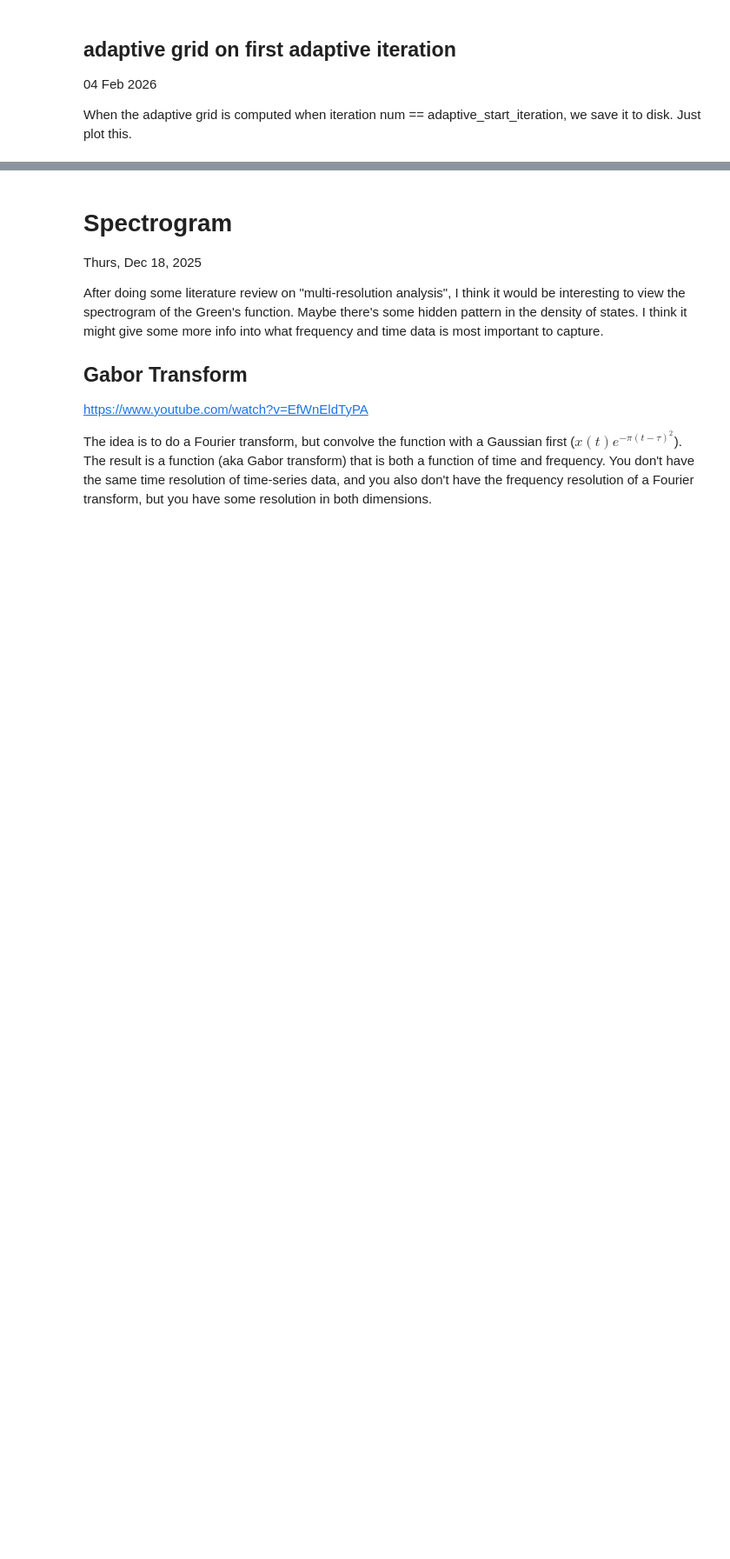
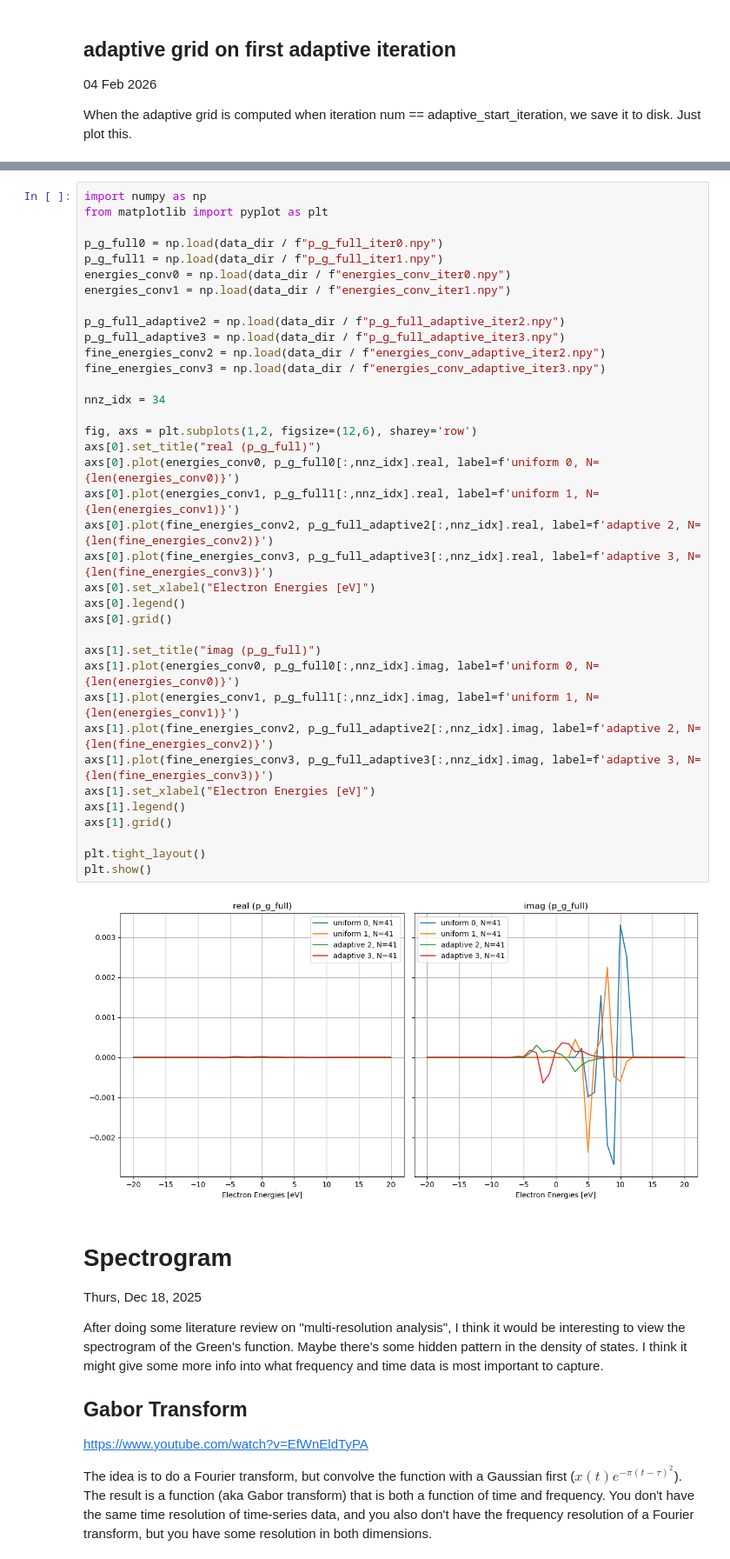
Before and after one commit to quatrex/quatrex, a Jupyter notebook: scripts/analysis/visualize_scba.ipynb, the cells around one changed output, grey strips where cells are left out. Shown at 87% size. Drawn from its saved outputs; the diff is of its cells as text; blank space fills up the shorter version.

```diff
--- a/scripts/analysis/visualize_scba.ipynb
+++ b/scripts/analysis/visualize_scba.ipynb
@@ -395,3 +471,42 @@ plt.show()
+# %%
+import numpy as np
+from matplotlib import pyplot as plt
+
+p_g_full0 = np.load(data_dir / f"p_g_full_iter0.npy")
+p_g_full1 = np.load(data_dir / f"p_g_full_iter1.npy")
+energies_conv0 = np.load(data_dir / f"energies_conv_iter0.npy")
+energies_conv1 = np.load(data_dir / f"energies_conv_iter1.npy")
+
+p_g_full_adaptive2 = np.load(data_dir / f"p_g_full_adaptive_iter2.npy")
+p_g_full_adaptive3 = np.load(data_dir / f"p_g_full_adaptive_iter3.npy")
+fine_energies_conv2 = np.load(data_dir / f"energies_conv_adaptive_iter2.npy")
+fine_energies_conv3 = np.load(data_dir / f"energies_conv_adaptive_iter3.npy")
+
+nnz_idx = 34
+
+fig, axs = plt.subplots(1,2, figsize=(12,6), sharey='row')
+axs[0].set_title("real (p_g_full)")
+axs[0].plot(energies_conv0, p_g_full0[:,nnz_idx].real, label=f'uniform 0, N={len(energies_conv0)}')
+axs[0].plot(energies_conv1, p_g_full1[:,nnz_idx].real, label=f'uniform 1, N={len(energies_conv1)}')
+axs[0].plot(fine_energies_conv2, p_g_full_adaptive2[:,nnz_idx].real, label=f'adaptive 2, N={len(fine_energies_conv2)}')
+axs[0].plot(fine_energies_conv3, p_g_full_adaptive3[:,nnz_idx].real, label=f'adaptive 3, N={len(fine_energies_conv3)}')
+axs[0].set_xlabel("Electron Energies [eV]")
+axs[0].legend()
+axs[0].grid()
+
+axs[1].set_title("imag (p_g_full)")
+axs[1].plot(energies_conv0, p_g_full0[:,nnz_idx].imag, label=f'uniform 0, N={len(energies_conv0)}')
+axs[1].plot(energies_conv1, p_g_full1[:,nnz_idx].imag, label=f'uniform 1, N={len(energies_conv1)}')
+axs[1].plot(fine_energies_conv2, p_g_full_adaptive2[:,nnz_idx].imag, label=f'adaptive 2, N={len(fine_energies_conv2)}')
+axs[1].plot(fine_energies_conv3, p_g_full_adaptive3[:,nnz_idx].imag, label=f'adaptive 3, N={len(fine_energies_conv3)}')
+axs[1].set_xlabel("Electron Energies [eV]")
+axs[1].legend()
+axs[1].grid()
+
+plt.tight_layout()
+plt.show()
+# %% [output]
+[figure, added]
 # %% [markdown]
 # Spectrogram
 Thurs, Dec 18, 2025
```
Also changed, not shown: parts of 5 cells of this notebook.
